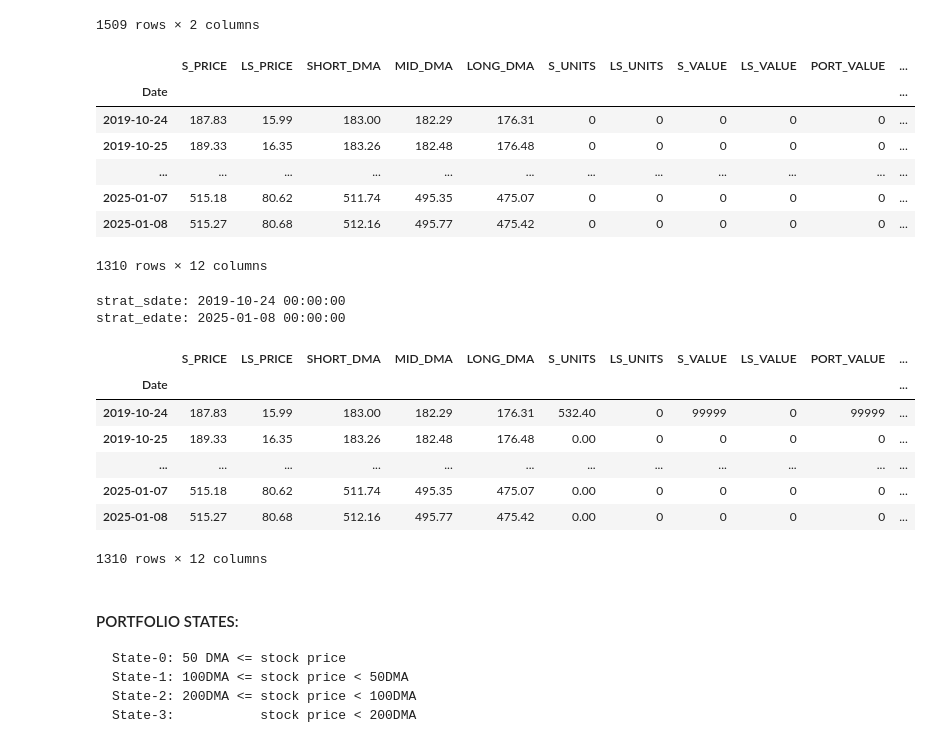
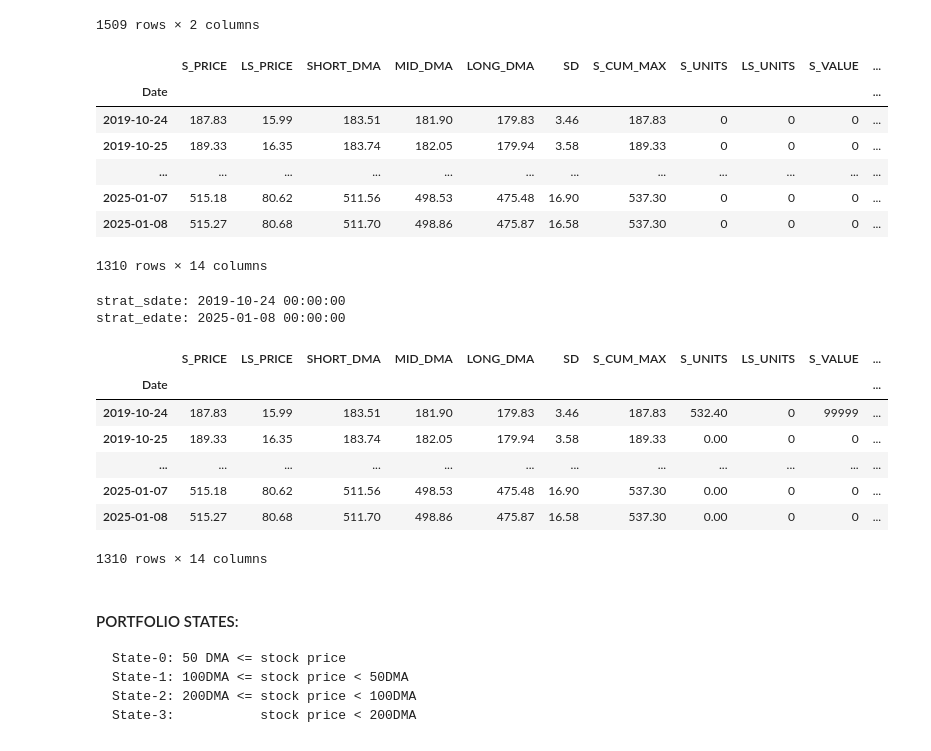
Before and after one commit to pcnirala/pcnirala.github.io, a Jupyter notebook: MQF/Leverage.ipynb, the cells around one changed output. Drawn from its saved outputs; the diff is of its cells as text; code cells hidden in the pictures.

```diff
--- a/MQF/Leverage.ipynb
+++ b/MQF/Leverage.ipynb
@@ -43,30 +45,42 @@ stock_df
 | 2025-01-08 | 515.27 | 80.68 |
 1509 rows × 2 columns
 # %%
-stock_df['SHORT_DMA'] = stock_df['S_PRICE'].rolling(window=short_window).mean()
-stock_df['MID_DMA'] = stock_df['S_PRICE'].rolling(window=middle_window).mean()
-stock_df['LONG_DMA'] = stock_df['S_PRICE'].rolling(window=long_window).mean()
+# stock_df['SHORT_DMA'] = stock_df['S_PRICE'].rolling(window=short_window).mean()
+# stock_df['MID_DMA'] = stock_df['S_PRICE'].rolling(window=middle_window).mean()
+# stock_df['LONG_DMA'] = stock_df['S_PRICE'].rolling(window=long_window).mean()
 
-stock_df = stock_df.dropna()
+# Exponential MA
+stock_df['SHORT_DMA'] = stock_df['S_PRICE'].ewm(span=short_window).mean()
+stock_df['MID_DMA'] = stock_df['S_PRICE'].ewm(span=middle_window).mean()
+stock_df['LONG_DMA'] = stock_df['S_PRICE'].ewm(span=long_window).mean()
+
+# short_window standard deviation
+stock_df['SD'] = stock_df['S_PRICE'].ewm(span=short_window).std()
+
+# snip the empty rows because of MA calculation
+stock_df = stock_df[long_window-1:]
+
+# cum max
+stock_df['S_CUM_MAX'] = stock_df['S_PRICE'].cummax()
 
 stock_df['S_UNITS'] = 0
 stock_df['LS_UNITS'] = 0
 stock_df['S_VALUE'] = 0
 stock_df['LS_VALUE'] = 0
 stock_df['PORT_VALUE'] = 0
 
 stock_df['STATE'] = -1
 stock_df['REMARKS'] = 'None'
 stock_df
 # %% [output]
-|  | S_PRICE | LS_PRICE | SHORT_DMA | MID_DMA | LONG_DMA | S_UNITS | LS_UNITS | S_VALUE | LS_VALUE | PORT_VALUE | ... |
+|  | S_PRICE | LS_PRICE | SHORT_DMA | MID_DMA | LONG_DMA | SD | S_CUM_MAX | S_UNITS | LS_UNITS | S_VALUE | ... |
 | Date |  |  |  |  |  |  |  |  |  |  | ... |
-| 2019-10-24 | 187.83 | 15.99 | 183.00 | 182.29 | 176.31 | 0 | 0 | 0 | 0 | 0 | ... |
-| 2019-10-25 | 189.33 | 16.35 | 183.26 | 182.48 | 176.48 | 0 | 0 | 0 | 0 | 0 | ... |
+| 2019-10-24 | 187.83 | 15.99 | 183.51 | 181.90 | 179.83 | 3.46 | 187.83 | 0 | 0 | 0 | ... |
+| 2019-10-25 | 189.33 | 16.35 | 183.74 | 182.05 | 179.94 | 3.58 | 189.33 | 0 | 0 | 0 | ... |
 | ... | ... | ... | ... | ... | ... | ... | ... | ... | ... | ... | ... |
-| 2025-01-07 | 515.18 | 80.62 | 511.74 | 495.35 | 475.07 | 0 | 0 | 0 | 0 | 0 | ... |
-| 2025-01-08 | 515.27 | 80.68 | 512.16 | 495.77 | 475.42 | 0 | 0 | 0 | 0 | 0 | ... |
+| 2025-01-07 | 515.18 | 80.62 | 511.56 | 498.53 | 475.48 | 16.90 | 537.30 | 0 | 0 | 0 | ... |
+| 2025-01-08 | 515.27 | 80.68 | 511.70 | 498.86 | 475.87 | 16.58 | 537.30 | 0 | 0 | 0 | ... |
-1310 rows × 12 columns
+1310 rows × 14 columns
 # %%
 # start of strategy
 strat_sdate = stock_df.index[0]
@@ -86,14 +100,14 @@ stock_df
 # %% [output]
 strat_sdate: 2019-10-24 00:00:00
 strat_edate: 2025-01-08 00:00:00
-|  | S_PRICE | LS_PRICE | SHORT_DMA | MID_DMA | LONG_DMA | S_UNITS | LS_UNITS | S_VALUE | LS_VALUE | PORT_VALUE | ... |
+|  | S_PRICE | LS_PRICE | SHORT_DMA | MID_DMA | LONG_DMA | SD | S_CUM_MAX | S_UNITS | LS_UNITS | S_VALUE | ... |
 | Date |  |  |  |  |  |  |  |  |  |  | ... |
-| 2019-10-24 | 187.83 | 15.99 | 183.00 | 182.29 | 176.31 | 532.40 | 0 | 99999 | 0 | 99999 | ... |
-| 2019-10-25 | 189.33 | 16.35 | 183.26 | 182.48 | 176.48 | 0.00 | 0 | 0 | 0 | 0 | ... |
+| 2019-10-24 | 187.83 | 15.99 | 183.51 | 181.90 | 179.83 | 3.46 | 187.83 | 532.40 | 0 | 99999 | ... |
+| 2019-10-25 | 189.33 | 16.35 | 183.74 | 182.05 | 179.94 | 3.58 | 189.33 | 0.00 | 0 | 0 | ... |
 | ... | ... | ... | ... | ... | ... | ... | ... | ... | ... | ... | ... |
-| 2025-01-07 | 515.18 | 80.62 | 511.74 | 495.35 | 475.07 | 0.00 | 0 | 0 | 0 | 0 | ... |
-| 2025-01-08 | 515.27 | 80.68 | 512.16 | 495.77 | 475.42 | 0.00 | 0 | 0 | 0 | 0 | ... |
+| 2025-01-07 | 515.18 | 80.62 | 511.56 | 498.53 | 475.48 | 16.90 | 537.30 | 0.00 | 0 | 0 | ... |
+| 2025-01-08 | 515.27 | 80.68 | 511.70 | 498.86 | 475.87 | 16.58 | 537.30 | 0.00 | 0 | 0 | ... |
-1310 rows × 12 columns
+1310 rows × 14 columns
 # %%
 def rebalance(sell_ticker, buy_ticker, redist_pct, today, yesterday):
     cash = stock_df.loc[yesterday, sell_ticker + '_UNITS'] \
```
Also changed, not shown: parts of 8 cells of this notebook.
